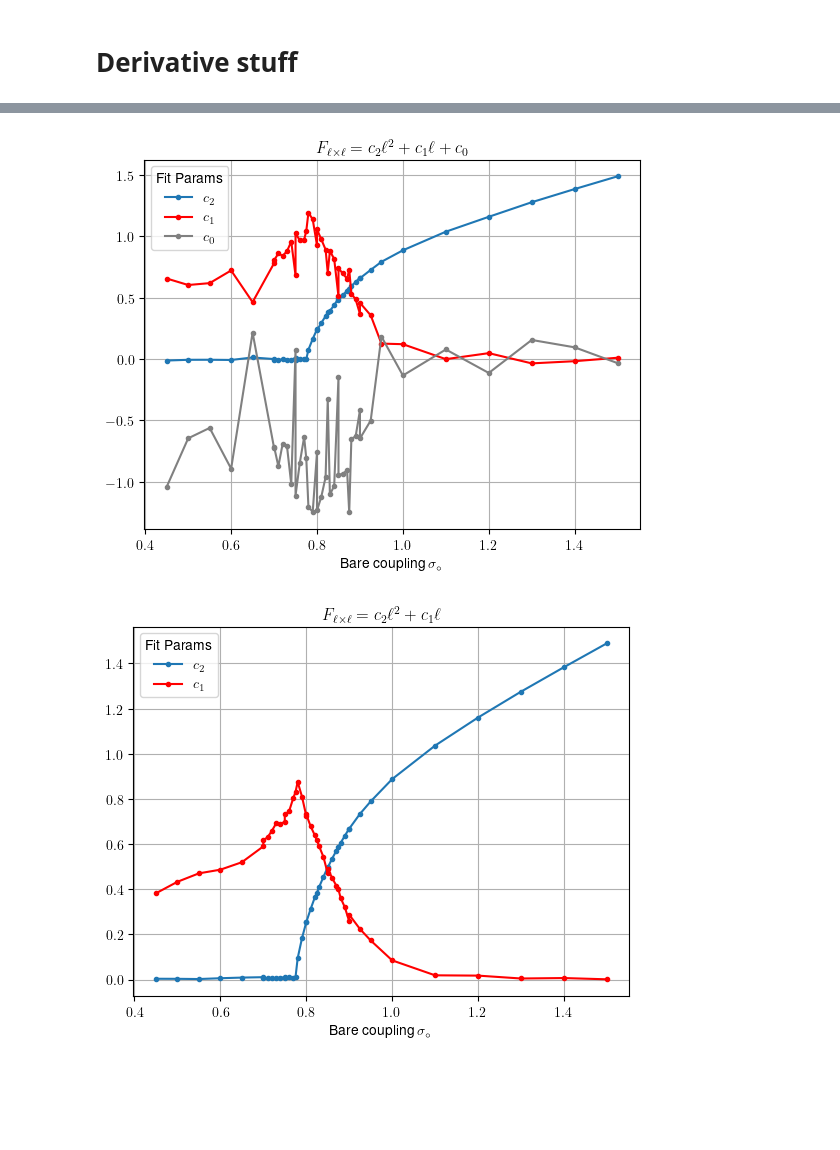
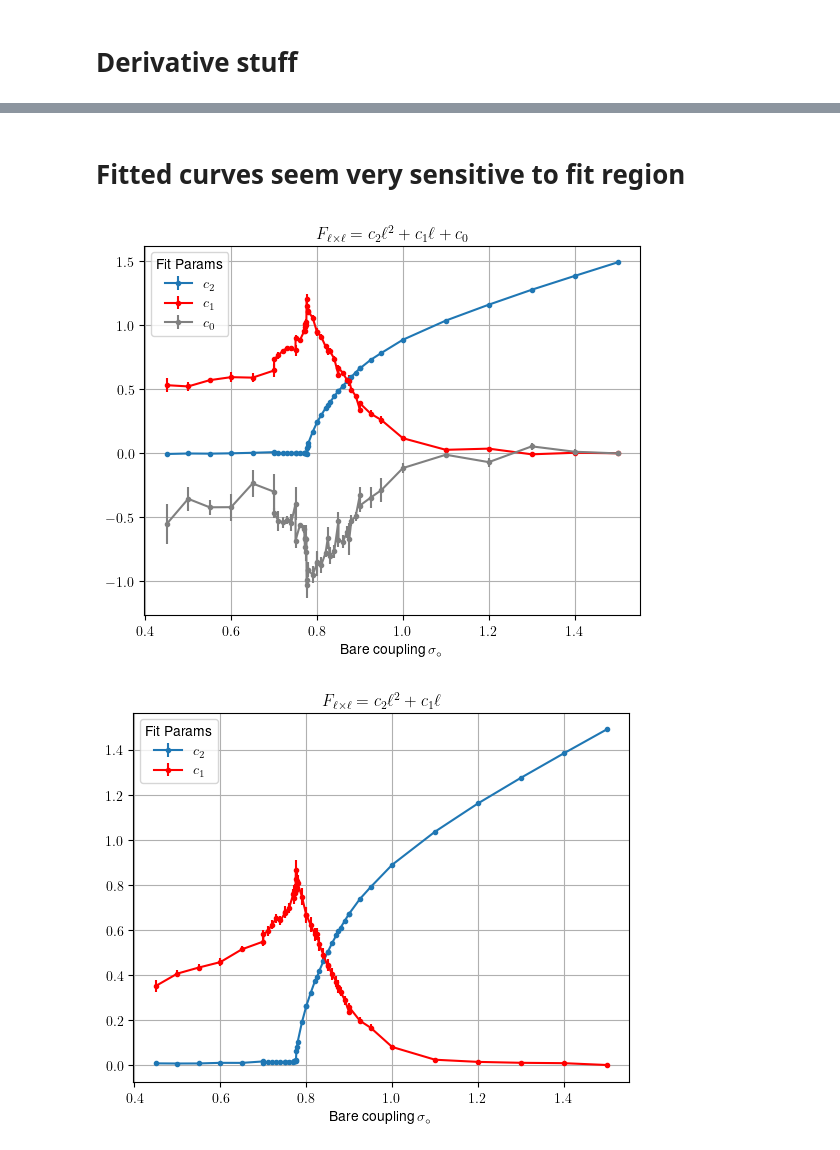
Before and after one commit to Renmusxd/GaugeTheoryRunner, a Jupyter notebook: jupyter/PlotMarkovLoopProbs.ipynb, the cells around one changed output, grey strips where cells are left out. Cells and saved outputs as stored; diff of their text form; code cells hidden in the pictures; blank space fills up the shorter version.

```diff
--- a/jupyter/PlotMarkovLoopProbs.ipynb
+++ b/jupyter/PlotMarkovLoopProbs.ipynb
@@ -25,6 +25,7 @@ for file in sorted(os.listdir(basedir)):
 # Focus
 # %%
 L = 16
+ell = 16
 # %% [markdown]
 # Prob dist
 # %%
@@ -100,8 +101,8 @@ for d in sorted(data[L], key=lambda d: d["k"][()]):
         if near(k, plot_ks):
             axs[1].errorbar(numpy.arange(1, means.shape[0]), cumulative_log_rel_means, yerr=stderr, fmt='.', label=fr'$\sigma_\circ = {k:.3f}$')
 
-        sqr_means = [cumulative_log_rel_means[i*i - 1] for i in range(1, L+1)]
-        sqr_stderrs = [stderr[i*i - 1] for i in range(1, L+1)]
+        sqr_means = [cumulative_log_rel_means[i*i - 1] for i in range(1, ell+1)]
+        sqr_stderrs = [stderr[i*i - 1] for i in range(1, ell+1)]
 
         if near(k, plot_ks):
             axs[2].errorbar(numpy.arange(1, L+1), sqr_means, yerr=sqr_stderrs, fmt='.', label=fr'$\sigma_\circ = {k:.3f}$')
@@ -344,42 +345,63 @@ pyplot.show()
+# %% [markdown]
+# Fitted curves seem very sensitive to fit region
 # %%
-fit_range_low, fit_range_high = (L//4, (3*L)//4)
+# fit_range_low, fit_range_high = (L//4, (3*L)//2)
+fit_range_low, fit_range_high = (2, 11)
+
+def lqc(x, a, b, c):
+    return c + b*x + a*x*x
+
+def lq(x, a, b):
+    return b*x + a*x*x
 
 ks = []
 fits = []
+fits_std = []
 fitsz = []
+fitsz_std = []
 for d in sorted(data[L], key=lambda d: d["k"][()]):
     k = d["k"][()]
     ls = numpy.arange(0,L+1)
     f = numpy.array([d["free_energy"][i*i] for i in range(L+1)])
-    fit = numpy.polyfit(ls[fit_range_low:fit_range_high+1], f[fit_range_low:fit_range_high+1], 2)
+    # fit = numpy.polyfit(ls[fit_range_low:fit_range_high+1], f[fit_range_low:fit_range_high+1], 2)
+
+    (a,b,c), pcov = scipy.optimize.curve_fit(lqc, ls[fit_range_low:fit_range_high+1], f[fit_range_low:fit_range_high+1],
+                                           p0=[0.05,0.05, 0.05])
+    perr = numpy.sqrt(numpy.diag(pcov))
     ks.append(k)
-    fits.append(fit)
+    fits.append([a,b,c])
+    fits_std.append(perr)
 
 
     (a,b), pcov = scipy.optimize.curve_fit(lq, ls[fit_range_low:fit_range_high+1], f[fit_range_low:fit_range_high+1],
                                            p0=[0.05,0.05])
+    perr = numpy.sqrt(numpy.diag(pcov))
     fitsz.append([a,b,0])
+    fitsz_std.append(perr)
 
 ks = numpy.array(ks)
 fits = numpy.array(fits)
+fits_std = numpy.array(fits_std)
 fitsz = numpy.array(fitsz)
+fitsz_std = numpy.array(fitsz_std)
 # %%
-pyplot.plot(ks, fits[:,0], '.-', label="$c_2 $")
-pyplot.plot(ks, fits[:,1], '.-', c='r', label="$ c_1 $")
-pyplot.plot(ks, fits[:,2], '.-', c='gray', label="$ c_0 $")
+pyplot.errorbar(ks, fits[:,0], yerr=fits_std[:,0], fmt='.-', label="$c_2 $")
+pyplot.errorbar(ks, fits[:,1], yerr=fits_std[:,1], fmt= '.-', c='r', label="$ c_1 $")
+pyplot.errorbar(ks, fits[:,2], yerr=fits_std[:,2], fmt= '.-', c='gray', label="$ c_0 $")
+
 pyplot.title(r"$F_{\ell \times \ell} = c_2 \ell^2 + c_1 \ell + c_0$")
 pyplot.grid()
 pyplot.legend(title="Fit Params")
 pyplot.xlabel(r"Bare coupling $\sigma_{\circ}$")
 pyplot.show()
 
-pyplot.plot(ks, fitsz[:,0], '.-', label="$c_2 $")
-pyplot.plot(ks, fitsz[:,1], '.-', c='r', label="$ c_1 $")
+pyplot.errorbar(ks, fitsz[:,0], yerr=fitsz_std[:,0], fmt='.-', label="$c_2 $")
+pyplot.errorbar(ks, fitsz[:,1], yerr=fitsz_std[:,1], fmt= '.-', c='r', label="$ c_1 $")
 pyplot.title(r"$F_{\ell \times \ell} = c_2 \ell^2 + c_1 \ell$")
 pyplot.grid()
 pyplot.legend(title="Fit Params")
 pyplot.xlabel(r"Bare coupling $\sigma_{\circ}$")
 pyplot.show()
 # %% [output]
-[figure, old version]
+[figure, new version]
-[figure, old version]
+[figure, new version]
```
Also changed, not shown: parts of 11 cells of this notebook, 25 other files.
